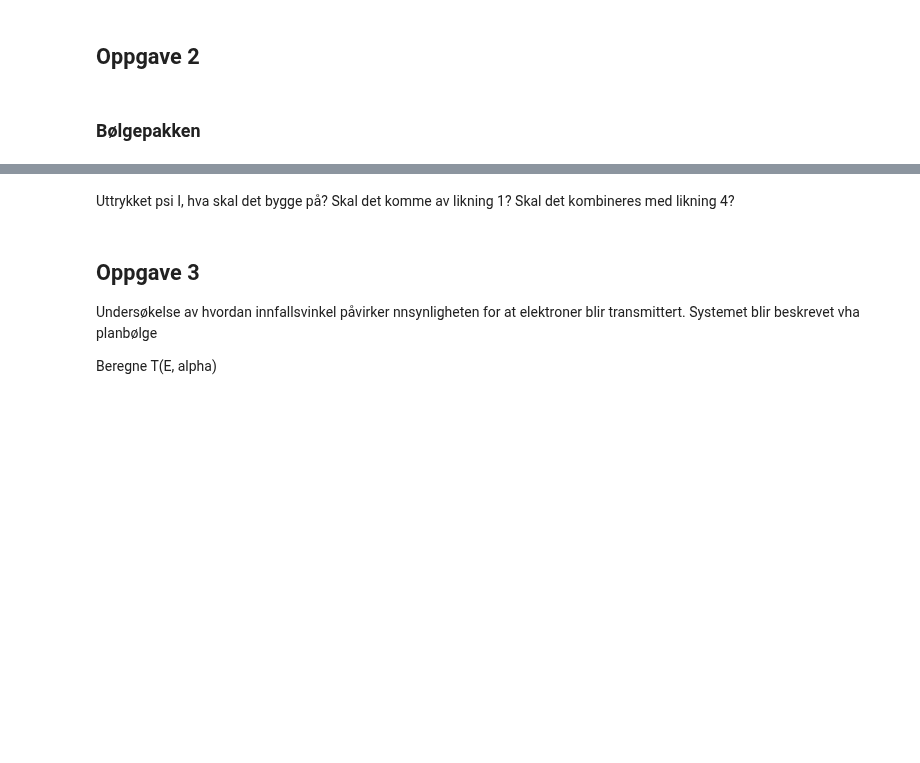
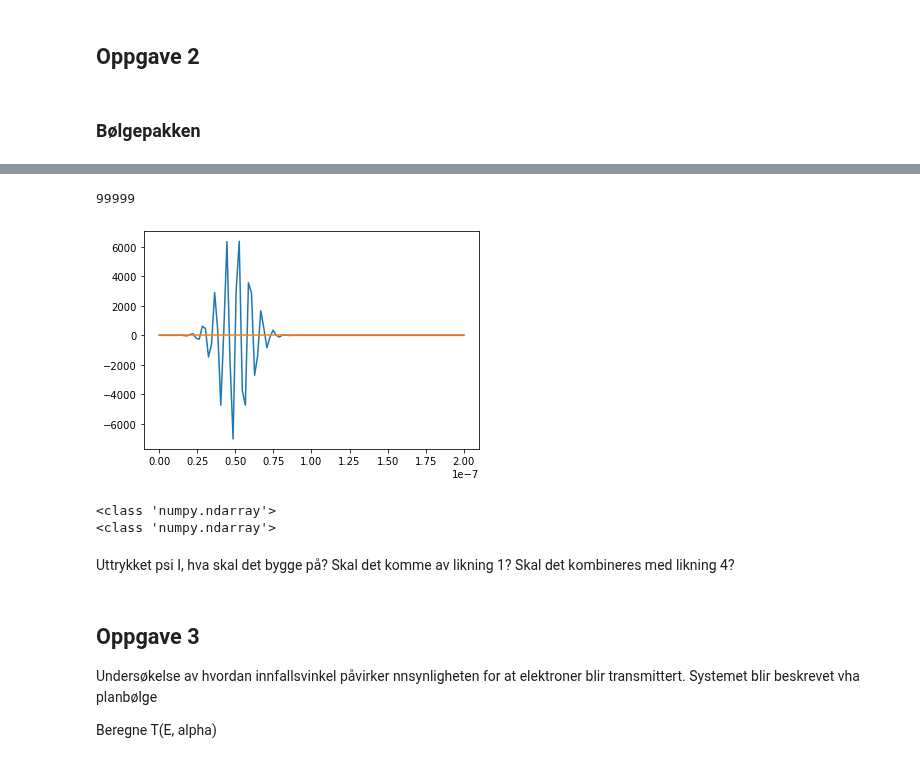
Before and after one commit to astridmo/Fys245-Quantum-physics, a Jupyter notebook: oblig/ObligFys245.ipynb, the cells around one changed output, grey strips where cells are left out. Drawn from its saved outputs; the diff is of its cells as text; code cells hidden in the pictures; blank space fills up the shorter version.

```diff
--- a/oblig/ObligFys245.ipynb
+++ b/oblig/ObligFys245.ipynb
@@ -532,3 +586,17 @@ plt.show()
+# %%
+fig, ax = plt.subplots()
+ax.plot(x, f3[0])
+print(len(f3))
+ax.plot(x, f3[-1000])
+#print(f3[8])
+plt.show()
+print(type(f3))
+print(type(ff))
+# %% [output]
+99999
+[figure, added]
+<class 'numpy.ndarray'>
+<class 'numpy.ndarray'>
 # %% [markdown]
 Uttrykket psi I, hva skal det bygge på? Skal det komme av likning 1? Skal det kombineres med likning 4?
 # %% [markdown]
```
Also changed, not shown: parts of 3 cells of this notebook, 1 other file.
